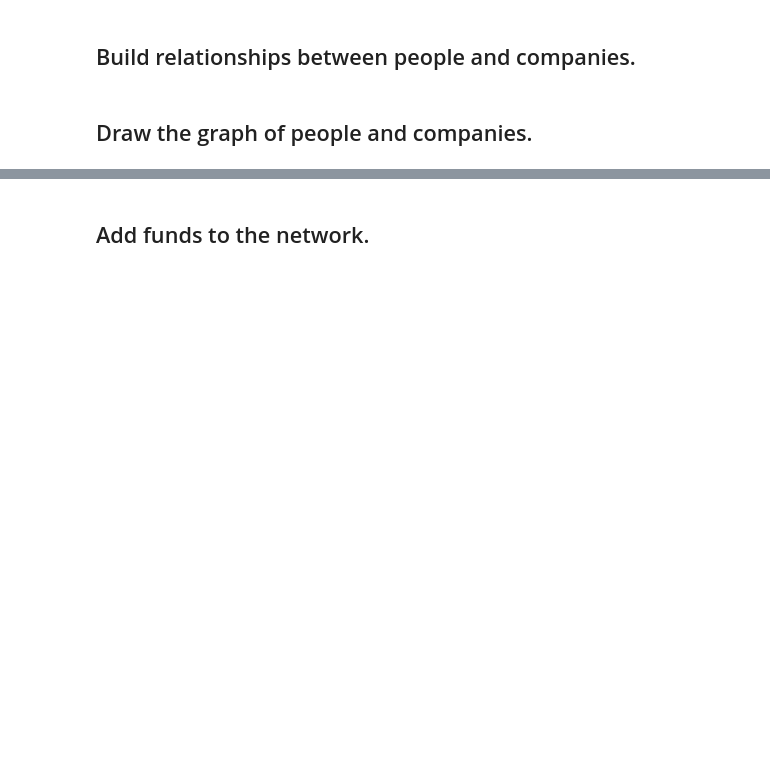
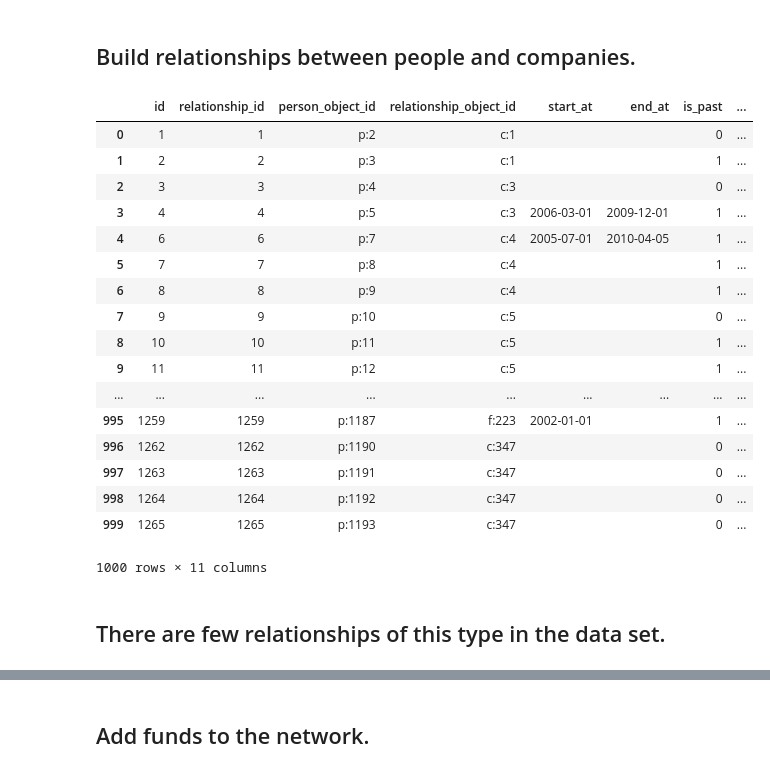
Before and after one commit to mattlevan/PredictingSuccess, a Jupyter notebook: PredictingSuccess.ipynb, the cells around one changed output, grey strips where cells are left out. Drawn from its saved outputs; the diff is of its cells as text; code cells hidden in the pictures; blank space fills up the shorter version.

Commit message:
Added more graph visualizations

```diff
--- a/PredictingSuccess.ipynb
+++ b/PredictingSuccess.ipynb
@@ -120,4 +120,25 @@ draw(objects, options, physics = True)
 [interactive output not drawn]
 # %% [markdown]
 ## Build relationships between people and companies.
+# %%
+cb_relationships
+# %% [output]
+|  | id | relationship_id | person_object_id | relationship_object_id | start_at | end_at | is_past | ... |
+| 0 | 1 | 1 | p:2 | c:1 |  |  | 0 | ... |
+| 1 | 2 | 2 | p:3 | c:1 |  |  | 1 | ... |
+| 2 | 3 | 3 | p:4 | c:3 |  |  | 0 | ... |
+| 3 | 4 | 4 | p:5 | c:3 | 2006-03-01 | 2009-12-01 | 1 | ... |
+| 4 | 6 | 6 | p:7 | c:4 | 2005-07-01 | 2010-04-05 | 1 | ... |
+| 5 | 7 | 7 | p:8 | c:4 |  |  | 1 | ... |
+| 6 | 8 | 8 | p:9 | c:4 |  |  | 1 | ... |
+| 7 | 9 | 9 | p:10 | c:5 |  |  | 0 | ... |
+| 8 | 10 | 10 | p:11 | c:5 |  |  | 1 | ... |
+| 9 | 11 | 11 | p:12 | c:5 |  |  | 1 | ... |
+| ... | ... | ... | ... | ... | ... | ... | ... | ... |
+| 995 | 1259 | 1259 | p:1187 | f:223 | 2002-01-01 |  | 1 | ... |
+| 996 | 1262 | 1262 | p:1190 | c:347 |  |  | 0 | ... |
+| 997 | 1263 | 1263 | p:1191 | c:347 |  |  | 0 | ... |
+| 998 | 1264 | 1264 | p:1192 | c:347 |  |  | 0 | ... |
+| 999 | 1265 | 1265 | p:1193 | c:347 |  |  | 0 | ... |
+1000 rows × 11 columns
 # %%
@@ -140,8 +160,8 @@ for i in range(0, len(cb_relationships)):
         objects.create(r)
     except:
         continue
-# %% [markdown]
-## Draw the graph of people and companies.
+# %% [markdown]
+## There are few relationships of this type in the data set.
 # %%
 options = {'Company': 'name', 'Person': 'name'}
 draw(objects, options, physics = True)
```
Also changed, not shown: parts of 14 cells of this notebook, 15 other files.
